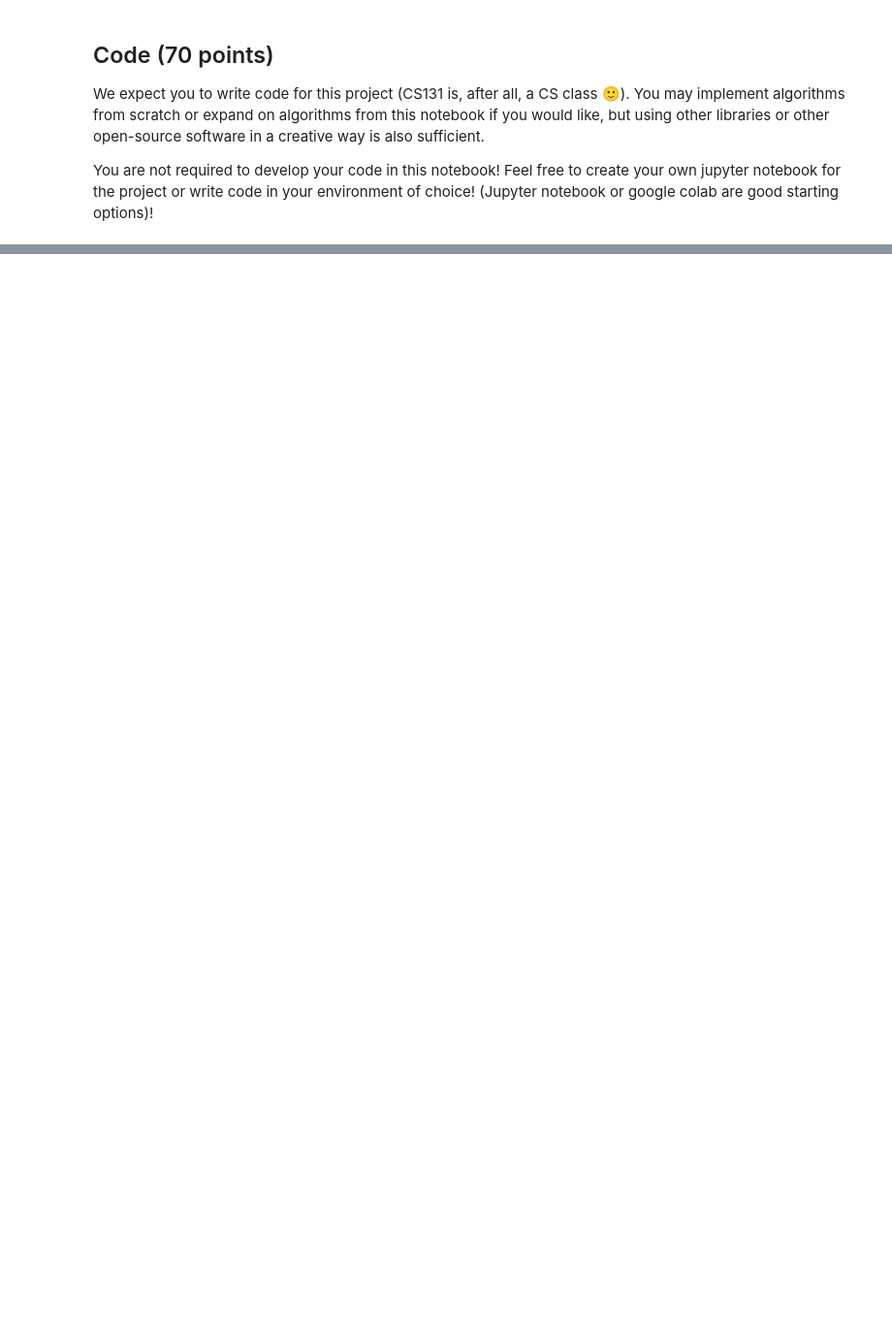
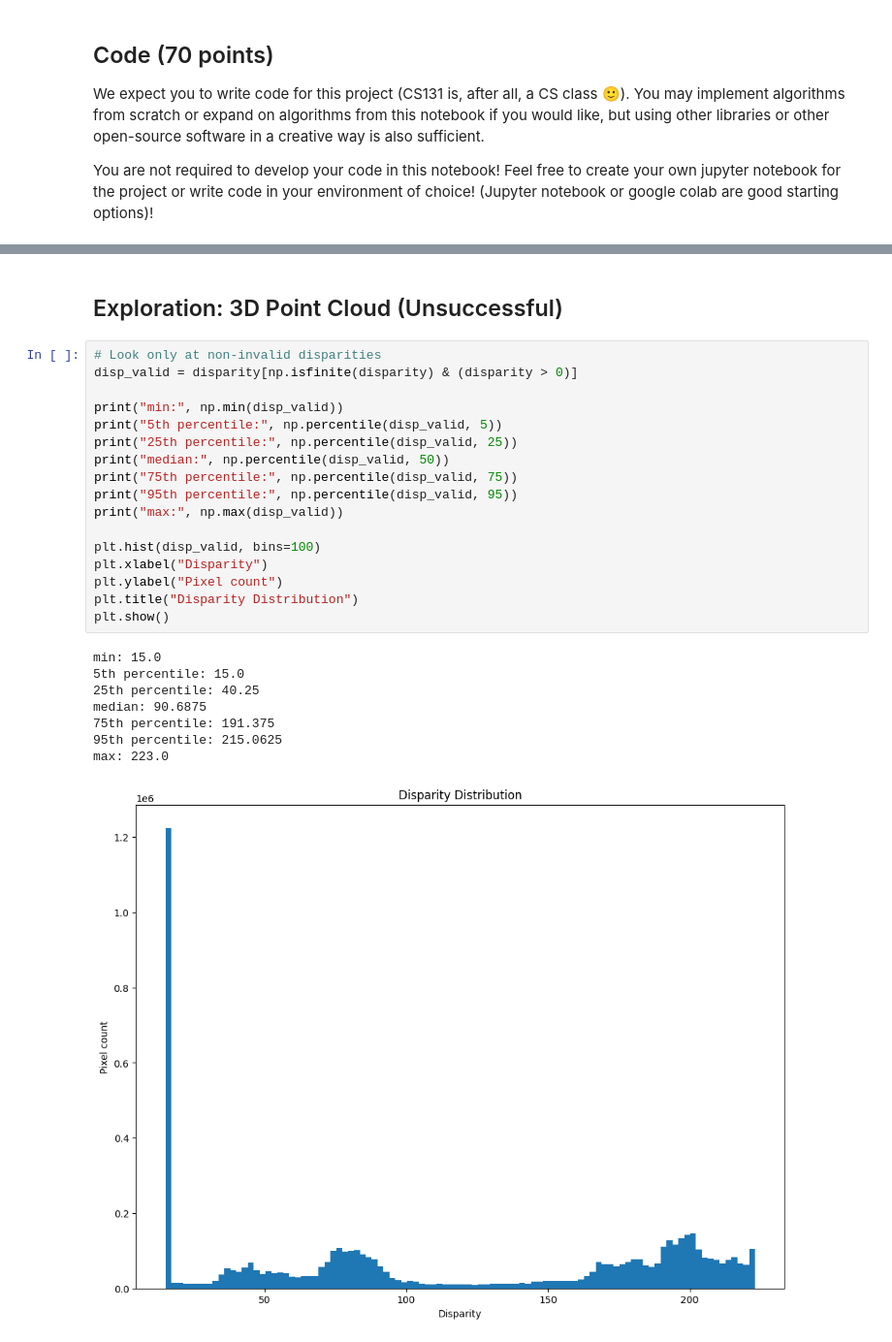
Before and after one commit to miaxiaozl/CS131, a Jupyter notebook: spring_2026/project2_release/option_B/project2b_exploration.ipynb, the cells around one changed output, grey strips where cells are left out. Shown at 97% size. Cells and saved outputs as stored; diff of their text form; blank space fills up the shorter version.

```diff
--- a/spring_2026/project2_release/option_B/project2b_exploration.ipynb
+++ b/spring_2026/project2_release/option_B/project2b_exploration.ipynb
@@ -48,0 +86,28 @@ _You may also add a link to your writeup if that is easier!_
+# %% [markdown]
+## Exploration: 3D Point Cloud (Unsuccessful)
+# %%
+# Look only at non-invalid disparities
+disp_valid = disparity[np.isfinite(disparity) & (disparity > 0)]
+
+print("min:", np.min(disp_valid))
+print("5th percentile:", np.percentile(disp_valid, 5))
+print("25th percentile:", np.percentile(disp_valid, 25))
+print("median:", np.percentile(disp_valid, 50))
+print("75th percentile:", np.percentile(disp_valid, 75))
+print("95th percentile:", np.percentile(disp_valid, 95))
+print("max:", np.max(disp_valid))
+
+plt.hist(disp_valid, bins=100)
+plt.xlabel("Disparity")
+plt.ylabel("Pixel count")
+plt.title("Disparity Distribution")
+plt.show()
+# %% [output]
+min: 15.0
+5th percentile: 15.0
+25th percentile: 40.25
+median: 90.6875
+75th percentile: 191.375
+95th percentile: 215.0625
+max: 223.0
+[figure, added]
```
Also changed, not shown: parts of 18 cells of this notebook.
